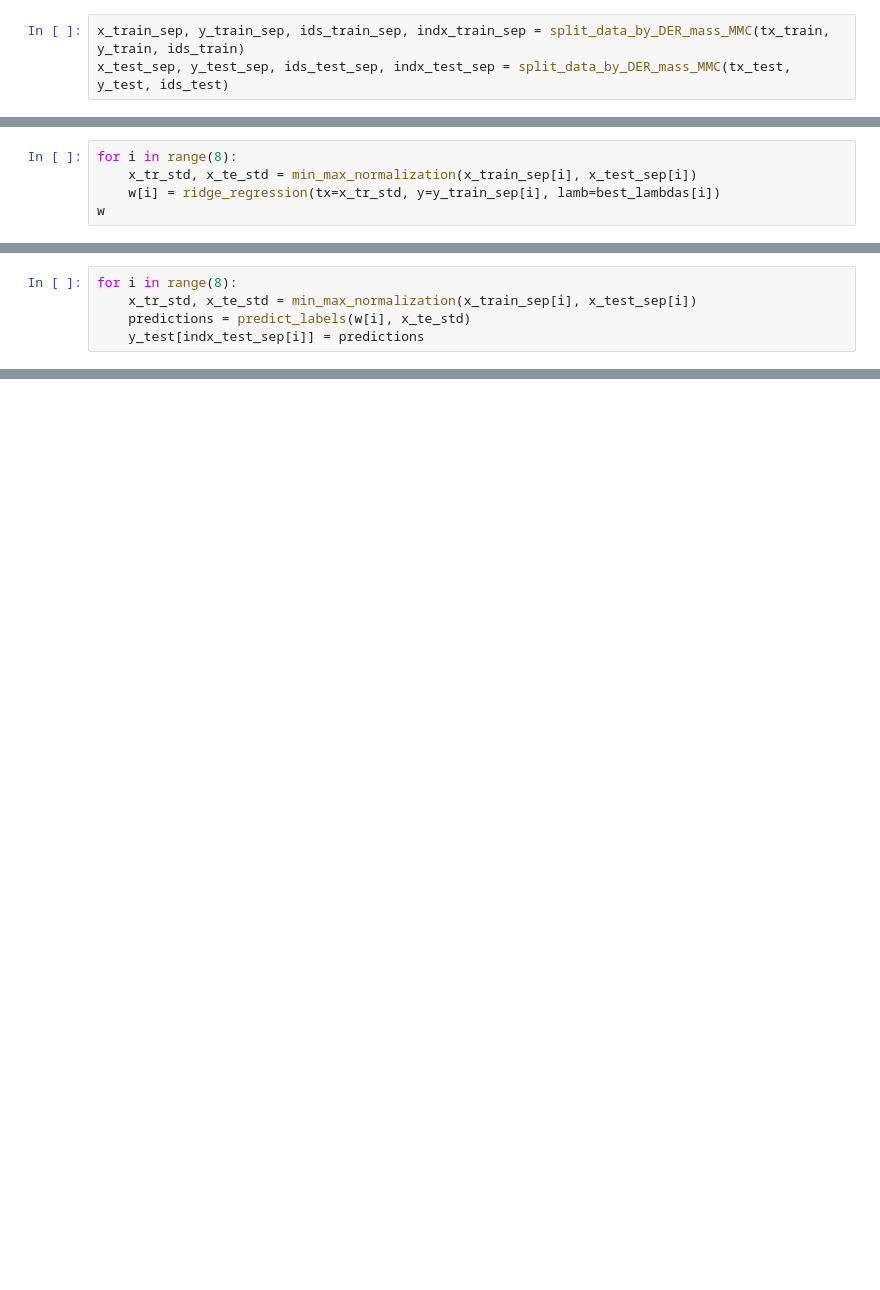
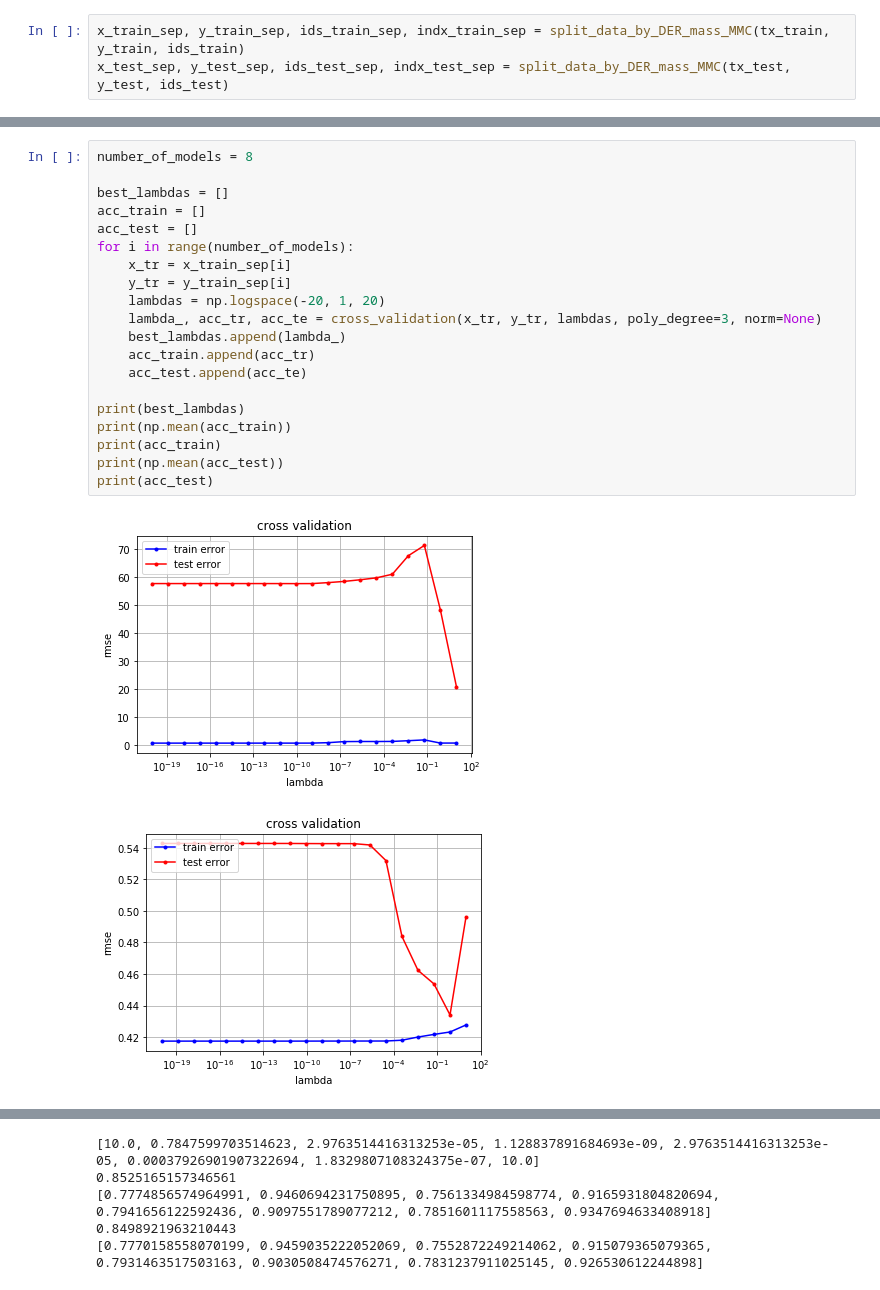
Before and after one commit to mmilenkoski/detecting_higgs_bosson, a Jupyter notebook: Main Notebook.ipynb, the cells around one changed output, grey strips where cells are left out. Drawn from its saved outputs; the diff is of its cells as text; blank space fills up the shorter version.

```diff
--- a/Main Notebook.ipynb
+++ b/Main Notebook.ipynb
@@ -85,5 +73,0 @@ KeyboardInterrupt:
-# %%
-for i in range(8):
-    x_tr_std, x_te_std = min_max_normalization(x_train_sep[i], x_test_sep[i])
-    w[i] = ridge_regression(tx=x_tr_std, y=y_train_sep[i], lamb=best_lambdas[i])
-w
@@ -108,5 +73,0 @@ w
-# %%
-for i in range(8):
-    x_tr_std, x_te_std = min_max_normalization(x_train_sep[i], x_test_sep[i])
-    predictions = predict_labels(w[i], x_te_std)
-    y_test[indx_test_sep[i]] = predictions
@@ -112,0 +106,23 @@ for i in range(8):
+# %%
+number_of_models = 8
+
+best_lambdas = []
+acc_train = []
+acc_test = []
+for i in range(number_of_models):
+    x_tr = x_train_sep[i]
+    y_tr = y_train_sep[i]
+    lambdas = np.logspace(-20, 1, 20)
+    lambda_, acc_tr, acc_te = cross_validation(x_tr, y_tr, lambdas, poly_degree=3, norm=None)
+    best_lambdas.append(lambda_)
+    acc_train.append(acc_tr)
+    acc_test.append(acc_te)
+
+print(best_lambdas)
+print(np.mean(acc_train))
+print(acc_train)
+print(np.mean(acc_test))
+print(acc_test)
+# %% [output]
+[figure, added]
+[figure, added]
@@ -112,0 +135,5 @@ for i in range(8):
+[10.0, 0.7847599703514623, 2.9763514416313253e-05, 1.128837891684693e-09, 2.9763514416313253e-05, 0.00037926901907322694, 1.8329807108324375e-07, 10.0]
+0.8525165157346561
+[0.7774856574964991, 0.9460694231750895, 0.7561334984598774, 0.9165931804820694, 0.7941656122592436, 0.9097551789077212, 0.7851601117558563, 0.9347694633408918]
+0.8498921963210443
+[0.7770158558070199, 0.9459035222052069, 0.7552872249214062, 0.915079365079365, 0.7931463517503163, 0.9030508474576271, 0.7831237911025145, 0.926530612244898]
```
Also changed, not shown: parts of 16 cells of this notebook, 2 other files.
